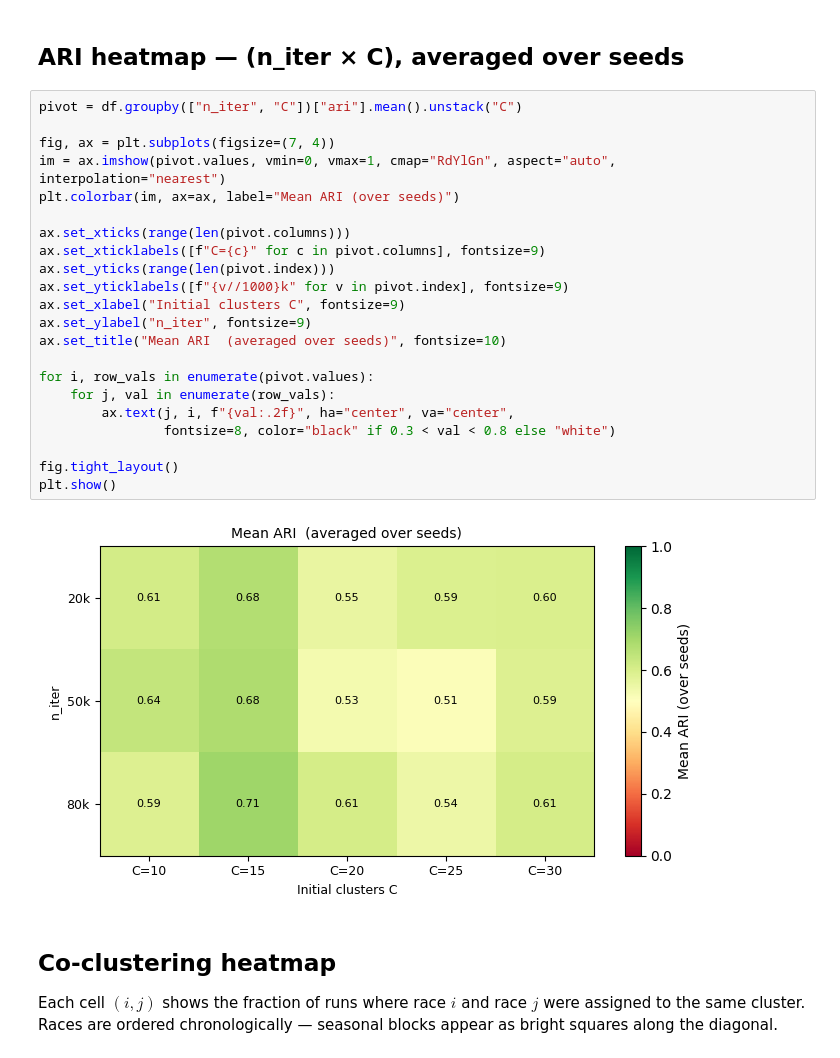
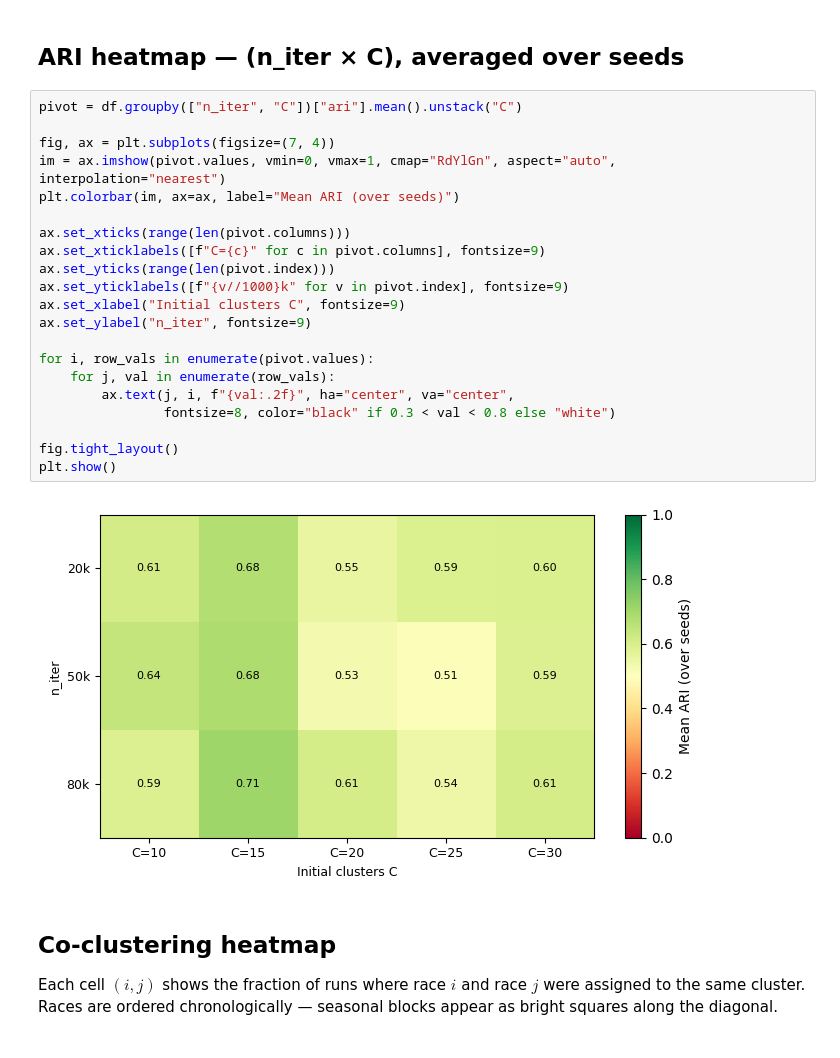
Before and after one commit to jonanord-gd/TiedBayesMallows, a Jupyter notebook: F1GridVisualise.ipynb, the cells around one changed output. Cells and saved outputs as stored; diff of their text form.

```diff
--- a/F1GridVisualise.ipynb
+++ b/F1GridVisualise.ipynb
@@ -192,27 +187,26 @@ plt.show()
 # %%
 pivot = df.groupby(["n_iter", "C"])["ari"].mean().unstack("C")
 
 fig, ax = plt.subplots(figsize=(7, 4))
 im = ax.imshow(pivot.values, vmin=0, vmax=1, cmap="RdYlGn", aspect="auto", interpolation="nearest")
 plt.colorbar(im, ax=ax, label="Mean ARI (over seeds)")
 
 ax.set_xticks(range(len(pivot.columns)))
 ax.set_xticklabels([f"C={c}" for c in pivot.columns], fontsize=9)
 ax.set_yticks(range(len(pivot.index)))
 ax.set_yticklabels([f"{v//1000}k" for v in pivot.index], fontsize=9)
 ax.set_xlabel("Initial clusters C", fontsize=9)
 ax.set_ylabel("n_iter", fontsize=9)
-ax.set_title("Mean ARI  (averaged over seeds)", fontsize=10)
 
 for i, row_vals in enumerate(pivot.values):
     for j, val in enumerate(row_vals):
         ax.text(j, i, f"{val:.2f}", ha="center", va="center",
                 fontsize=8, color="black" if 0.3 < val < 0.8 else "white")
 
 fig.tight_layout()
 plt.show()
 # %% [output]
-[figure, old version]
+[figure, new version]
 # %% [markdown]
 ## Co-clustering heatmap
 
```
Also changed, not shown: parts of 12 cells of this notebook, 15 other files.
